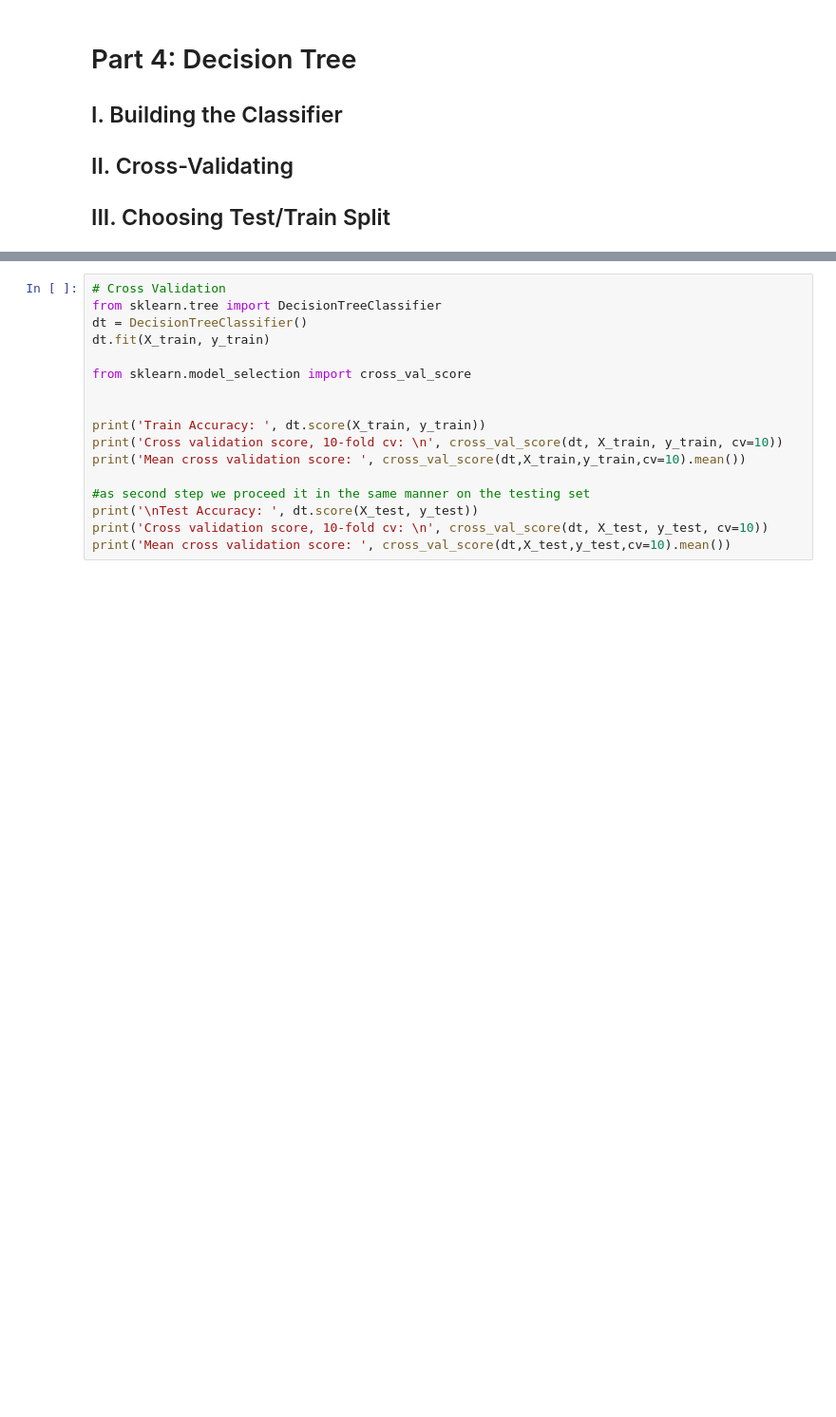
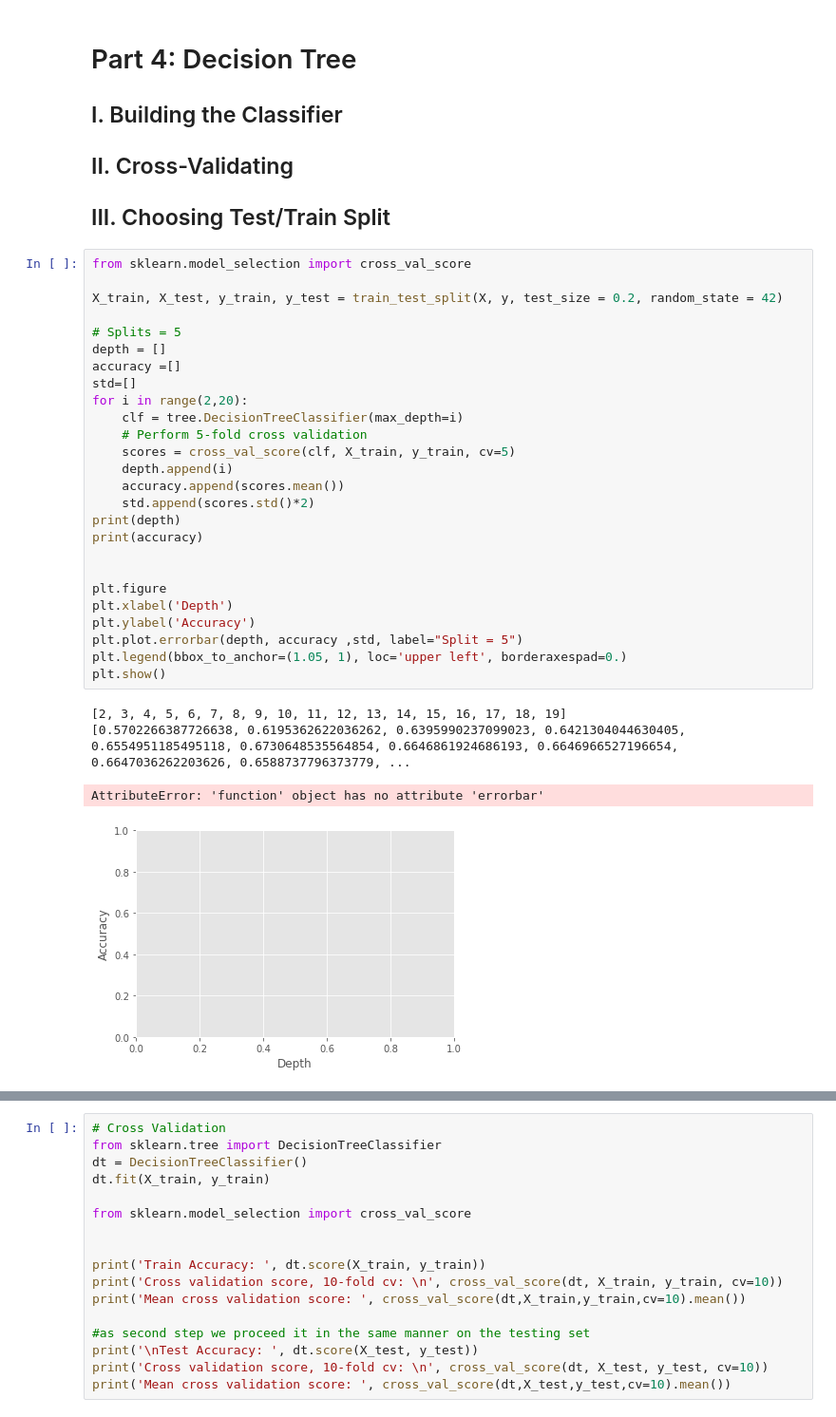
Before and after one commit to jagadeeshmeesala/notebooks, a Jupyter notebook: 602-final-project/final_markup.ipynb, the cells around one changed output, grey strips where cells are left out. Shown: that part at 95% size. Saved outputs shown, nothing was run; the diff lists cells and outputs as text; blank space fills up the shorter version.

Commit message:
Cross validation and plot

```diff
--- a/602-final-project/final_markup.ipynb
+++ b/602-final-project/final_markup.ipynb
@@ -238,6 +236,37 @@ Text(0.5, 1.0, 'Heatmap of Correlation Matrix')
 ## II. Cross-Validating
 
 ## III. Choosing Test/Train Split
+# %%
+from sklearn.model_selection import cross_val_score
+
+X_train, X_test, y_train, y_test = train_test_split(X, y, test_size = 0.2, random_state = 42)
+
+# Splits = 5
+depth = []
+accuracy =[]
+std=[]
+for i in range(2,20):
+    clf = tree.DecisionTreeClassifier(max_depth=i)
+    # Perform 5-fold cross validation
+    scores = cross_val_score(clf, X_train, y_train, cv=5)
+    depth.append(i)
+    accuracy.append(scores.mean())
+    std.append(scores.std()*2)
+print(depth)
+print(accuracy)
+
+
+plt.figure
+plt.xlabel('Depth')
+plt.ylabel('Accuracy')
+plt.plot.errorbar(depth, accuracy ,std, label="Split = 5")
+plt.legend(bbox_to_anchor=(1.05, 1), loc='upper left', borderaxespad=0.)
+plt.show()
+# %% [output]
+[2, 3, 4, 5, 6, 7, 8, 9, 10, 11, 12, 13, 14, 15, 16, 17, 18, 19]
+[0.5702266387726638, 0.6195362622036262, 0.6395990237099023, 0.6421304044630405, 0.6554951185495118, 0.6730648535564854, 0.6646861924686193, 0.6646966527196654, 0.6647036262203626, 0.6588737796373779, ...
+AttributeError: 'function' object has no attribute 'errorbar'
+[figure, added]
 # %%
 # Splitting Data
 X_train, X_test, y_train, y_test = train_test_split(X, y, test_size = 0.2, random_state = 42)
```
Also changed, not shown: parts of 5 cells of this notebook, 2 other files.
